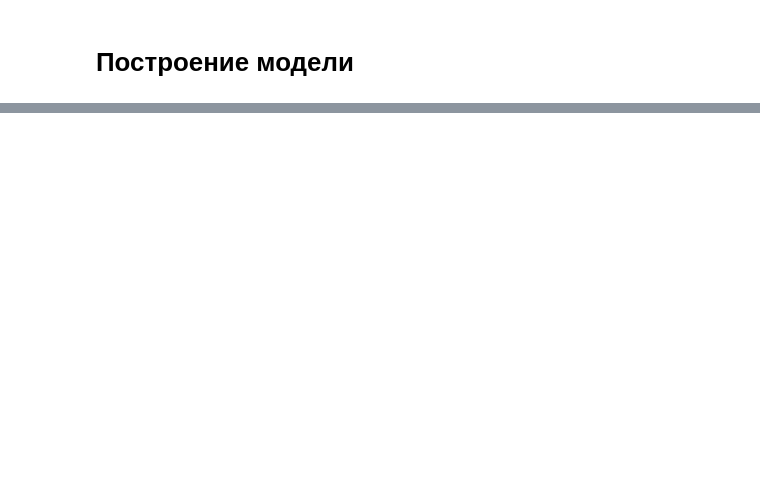
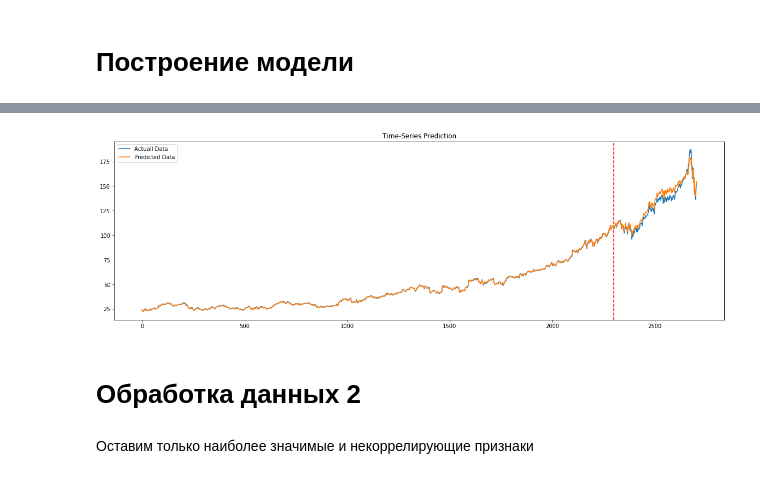
Before and after one commit to LebIvan/Forecasting-financial-quotes, a Jupyter notebook: experiment.ipynb, the cells around one changed output, grey strips where cells are left out. Drawn from its saved outputs; the diff is of its cells as text; code cells hidden in the pictures; blank space fills up the shorter version.

```diff
--- a/experiment.ipynb
+++ b/experiment.ipynb
@@ -100,0 +159,13 @@ _________________________________________________________________
+# %%
+for epoch in range(num_epochs):
+    outputs = lstm1.forward(X_train_tensors_final) #forward pass
+    optimizer.zero_grad() #caluclate the gradient, manually setting to 0
+
+    # obtain the loss function
+    loss = criterion(outputs, y_train_tensors)
+
+    loss.backward() #calculates the loss of the loss function
+
+    optimizer.step() #improve from loss, i.e backprop
+    if epoch % 100 == 0:
+        print("Epoch: %d, loss: %1.5f" % (epoch, loss.item()))
@@ -100,0 +260,5 @@ _________________________________________________________________
+# %%
+res_df = pd.DataFrame(results, columns =['ld', 'hs', 'mse'])
+best = res_df[res_df.mse == res_df.mse.min()]
+print(best)
+best = best.to_numpy()
@@ -100,0 +268,4 @@ _________________________________________________________________
+# %%
+lstm1 = LSTM1(num_classes, input_size, int(best[0][0]), num_layers, X_train_tensors_final.shape[1], int(best[0][0])) #our lstm class
+criterion = torch.nn.MSELoss()    # mean-squared error for regression
+optimizer = torch.optim.Adam(lstm1.parameters(), lr=learning_rate)
@@ -100,0 +296,29 @@ _________________________________________________________________
+# %%
+df_X_ss = ss.transform(data.iloc[:, :-1]) #old transformers
+df_y_mm = mm.transform(data.iloc[:, -1:]) #old transformers
+
+df_X_ss = Variable(torch.Tensor(df_X_ss)) #converting to Tensors
+df_y_mm = Variable(torch.Tensor(df_y_mm))
+#reshaping the dataset
+df_X_ss = torch.reshape(df_X_ss, (df_X_ss.shape[0], 1, df_X_ss.shape[1]))
+# %%
+train_predict = lstm1(df_X_ss)#forward pass
+data_predict = train_predict.data.numpy() #numpy conversion
+dataY_plot = df_y_mm.data.numpy()
+
+data_predict = mm.inverse_transform(data_predict) #reverse transformation
+dataY_plot = mm.inverse_transform(dataY_plot)
+plt.figure(figsize=(20,6)) #plotting
+plt.axvline(x=2300, c='r', linestyle='--') #size of the training set
+
+plt.plot(dataY_plot, label='Actuall Data') #actual plot
+plt.plot(data_predict, label='Predicted Data') #predicted plot
+plt.title('Time-Series Prediction')
+plt.legend()
+plt.show()
+# %% [output]
+[figure, added]
+# %% [markdown]
+# Обработка данных 2
+# %% [markdown]
+Оставим только наиболее значимые и некоррелирующие признаки
```
Also changed, not shown: parts of 59 cells of this notebook.
